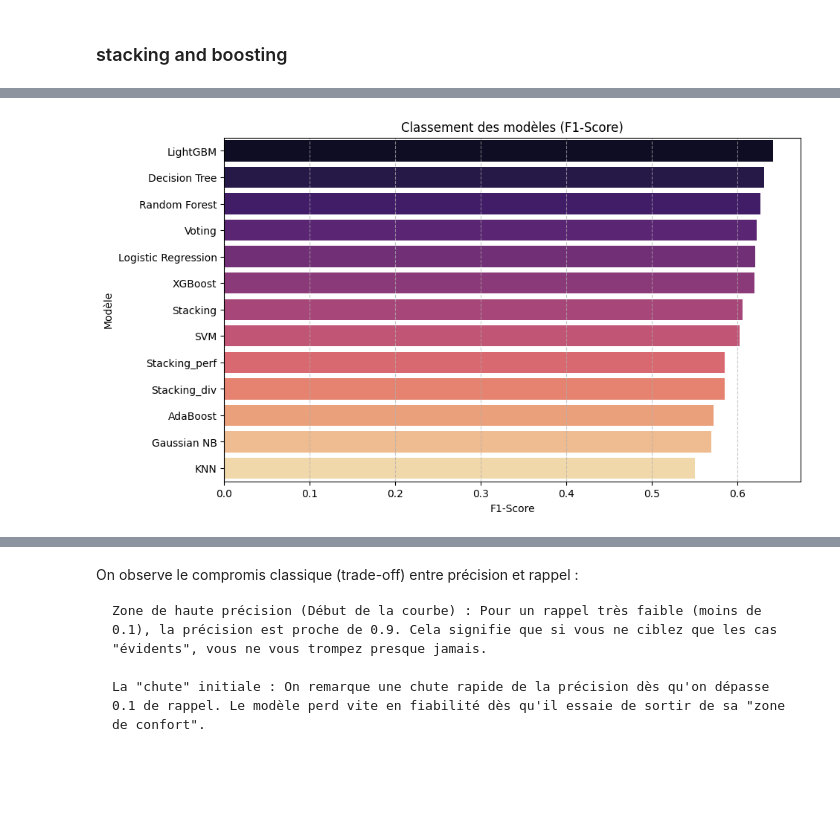
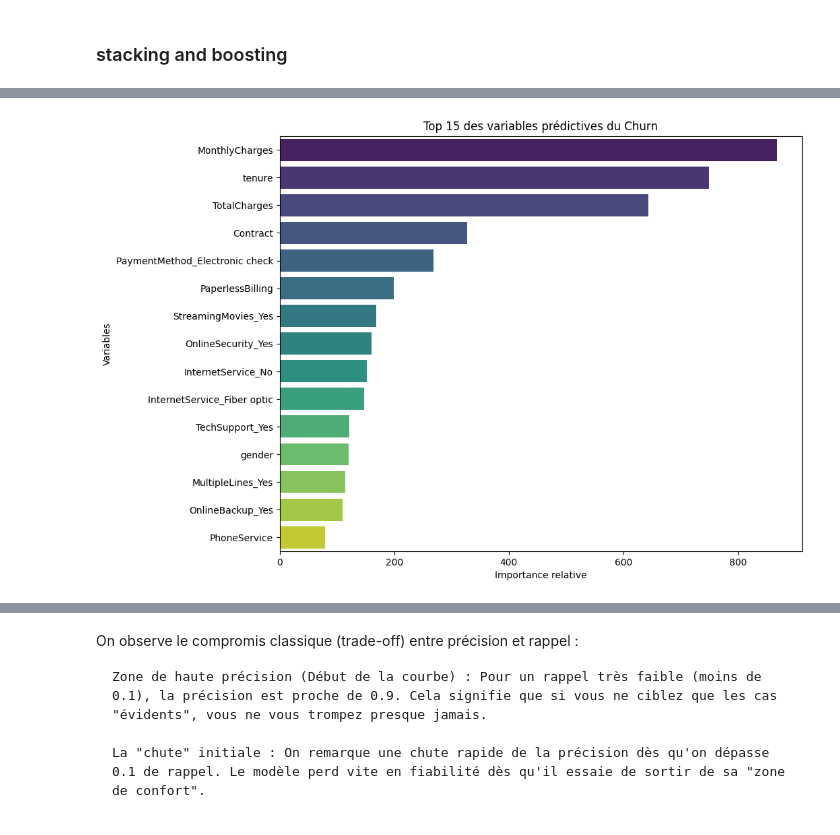
Before and after one commit to Bapt1st3/Telco_Customer_Prediction, a Jupyter notebook: classification.ipynb, the cells around one changed output, grey strips where cells are left out. Cells and saved outputs as stored; diff of their text form; code cells hidden in the pictures; blank space fills up the shorter version.

```diff
--- a/classification.ipynb
+++ b/classification.ipynb
@@ -38,5 +38,14 @@ from sklearn.metrics import (
     accuracy_score,
     f1_score
 )
+
+is_cat =  True
 # %%
-df = pd.read_csv("dataset/cleaned_datasetclusters.csv")
+name = "dataset/cleaned_dataset_v2.csv"
+if is_cat :
+    name = "dataset/ataset_churn_equilibre.csv"
+
+df = pd.read_csv(name)
+if is_cat:
+    df = df.drop(columns=['Churn_Period','Churn'])
+df = df.drop(columns=['Unnamed: 0'])
@@ -67,7 +78,10 @@ def preparer_donnees_classification(df, target_column='Churn', test_size=0.2, ra
 # %%
 X = df.drop(columns=['Churn'])
 y = df['Churn']
-X_train, X_test, y_train, y_test = preparer_donnees_classification(df, keep_cluster=False)
+if is_cat:
+    X_train, X_test, y_train, y_test = preparer_donnees_classification(df, target_column="Churn_Encoded", keep_cluster=False)
+else :
+    X_train, X_test, y_train, y_test = preparer_donnees_classification(df, keep_cluster=False)
 # %%
 # Visualisation en utilisant t-SNE
 from sklearn.manifold import TSNE
@@ -220,48 +237,47 @@ stacking_div= StackingClassifier(
 stacking_div.fit(X_train, y_train)
 best_estimators["Stacking_div"] = stacking_div
 # %%
-# 1. Création d'une liste pour stocker les scores
-resultats_liste = []
+# --- ANALYSE DE L'IMPORTANCE DES VARIABLES ---
+# On utilise le meilleur modèle (ex: GradientBoosting ou XGBoost)
+importances = best_estimators["LightGBM"].feature_importances_
+feature_names = X.columns # Assurez-vous d'avoir gardé les noms de colonnes
+feat_imp_df = pd.DataFrame({'Feature': feature_names, 'Importance': importances}).sort_values(by='Importance', ascending=False)
 
-print("\nÉvaluation des modèles sur le set de test...")
+plt.figure(figsize=(10, 8))
+sns.barplot(x='Importance', y='Feature', data=feat_imp_df.head(15), palette='viridis')
+plt.title('Top 15 des variables prédictives du Churn')
+plt.xlabel('Importance relative')
+plt.ylabel('Variables')
+plt.show()
 
-for name, model in best_estimators.items():
-    # Prédiction
-    y_pred = model.predict(X_test)
+# --- ANALYSE DE LA ROBUSTESSE (CROSS-VALIDATION) ---
+# Comparaison de la stabilité des 3 meilleurs modèles
+cv_results = {}
+for name in ["LightGBM", "Random Forest", "Stacking"]:
+    scores = cross_val_score(best_estimators[name], X_train, y_train, cv=5, scoring='f1')
+    cv_results[name] = scores
 
-    # Calcul des probabilités pour l'AUC (si le modèle le permet)
-    if hasattr(model, "predict_proba"):
-        y_prob = model.predict_proba(X_test)[:, 1]
-        auc = roc_auc_score(y_test, y_prob)
-    else:
-        auc = "N/A" # Pour les modèles qui n'ont pas predict_proba
+cv_df = pd.DataFrame(cv_results)
+plt.figure(figsize=(10, 6))
+sns.boxplot(data=cv_df)
+plt.title('Stabilité des performances (F1-Score en Cross-Validation)')
+plt.ylabel('F1-Score')
+plt.show()
 
-    # Calcul des métriques
-    acc = accuracy_score(y_test, y_pred)
-    f1 = f1_score(y_test, y_pred)
+# --- COURBE D'APPRENTISSAGE (LEARNING CURVE) ---
+from sklearn.model_selection import learning_curve
 
-    # Ajout dans la liste
-    resultats_liste.append({
-        "Modèle": name,
-        "Accuracy": round(acc, 4),
-        "F1-Score": round(f1, 4),
-        "AUC": round(auc, 4) if isinstance(auc, float) else auc
-    })
+train_sizes, train_scores, test_scores = learning_curve(
+    best_estimators["LightGBM"], X_train, y_train, cv=5, scoring='f1', n_jobs=-1
+)
 
-# 2. Transformation de la liste en DataFrame Pandas pour un affichage propre
-df_comparaison = pd.DataFrame(resultats_liste)
-
-# 3. Tri par F1-Score (le plus important pour ton cas de Churn)
-df_comparaison = df_comparaison.sort_values(by="F1-Score", ascending=False)
-
-# 4. Affichage du tableau final
-print("\n--- TABLEAU COMPARATIF DES PERFORMANCES ---")
-print(df_comparaison.to_string(index=False))
-
-# 5. Visualisation graphique du F1-Score
 plt.figure(figsize=(10, 6))
-sns.barplot(x="F1-Score", y="Modèle", data=df_comparaison, palette="magma")
-plt.title("Classement des modèles (F1-Score)")
-plt.grid(axis='x', linestyle='--', alpha=0.7)
+plt.plot(train_sizes, np.mean(train_scores, axis=1), label='Score Entraînement')
+plt.plot(train_sizes, np.mean(test_scores, axis=1), label='Score Validation')
+plt.title('Courbe d\'apprentissage : Diagnostic Overfitting/Underfitting')
+plt.xlabel('Taille de l\'échantillon')
+plt.ylabel('F1-Score')
+plt.legend()
+plt.grid(True)
 plt.show()
 # %% [output]
@@ -287 +287 @@ Logistic Regression    0.7410    0.6210 0.8405
-[figure, old version]
+[figure, new version]
```
Also changed, not shown: parts of 19 cells of this notebook, 3 other files.
